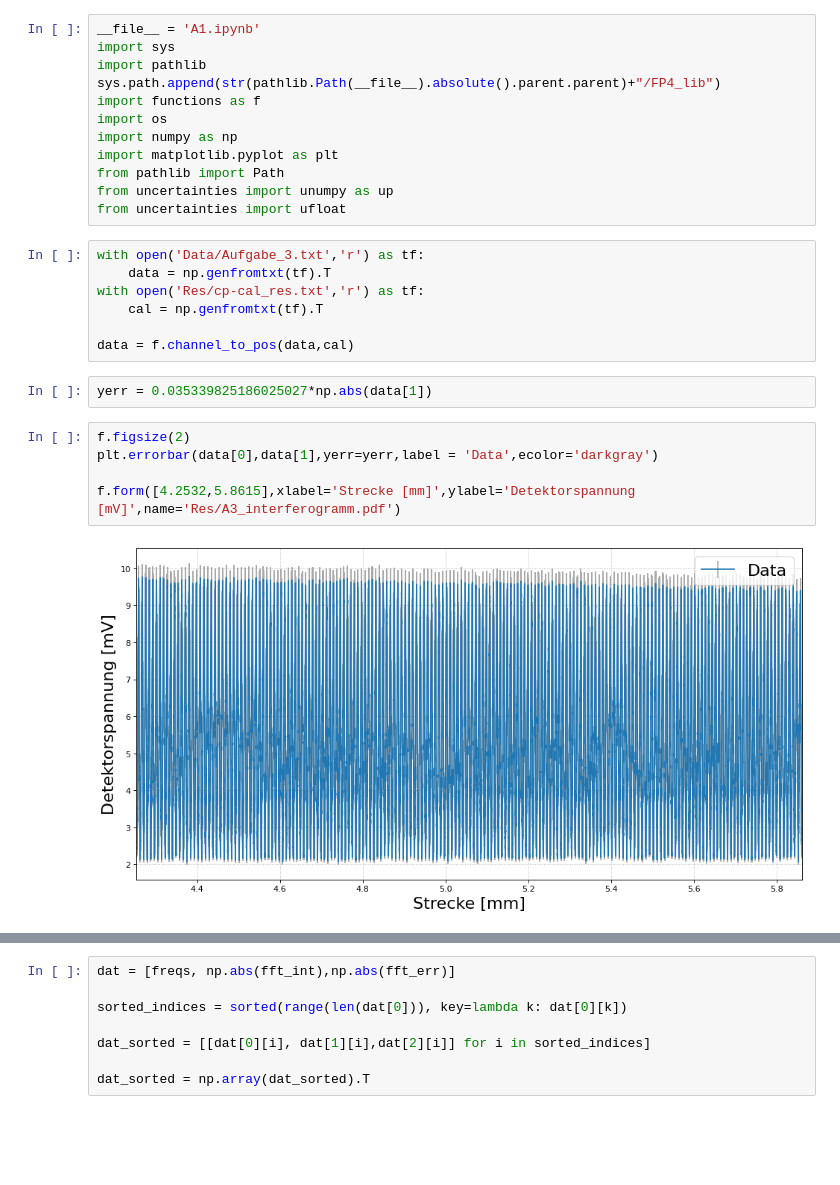
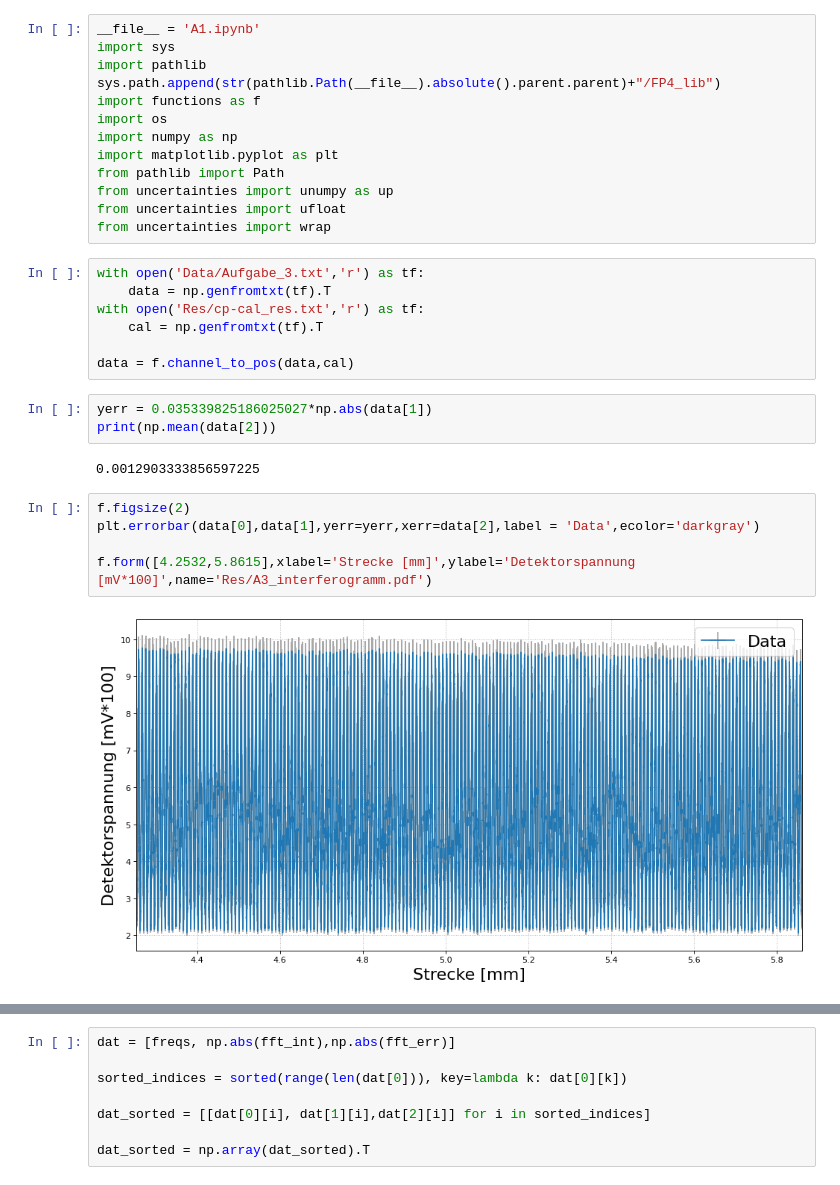
Before and after one commit to Friedrich-Jahns/Fortgeschrittenen-Praktikum-Physik, a Jupyter notebook: FP4_Michelson/A3/A3_fft.ipynb, the cells around one changed output, grey strips where cells are left out. Saved outputs shown, nothing was run; the diff lists cells and outputs as text; blank space fills up the shorter version.

```diff
--- a/FP4_Michelson/A3/A3_fft.ipynb
+++ b/FP4_Michelson/A3/A3_fft.ipynb
@@ -10,6 +10,7 @@ import matplotlib.pyplot as plt
 from pathlib import Path
 from uncertainties import unumpy as up
 from uncertainties import ufloat
+from uncertainties import wrap
 # %%
 with open('Data/Aufgabe_3.txt','r') as tf:
     data = np.genfromtxt(tf).T
@@ -19,13 +20,16 @@ with open('Res/cp-cal_res.txt','r') as tf:
 data = f.channel_to_pos(data,cal)
 # %%
 yerr = 0.035339825186025027*np.abs(data[1])
+print(np.mean(data[2]))
+# %% [output]
+0.0012903333856597225
 # %%
 f.figsize(2)
-plt.errorbar(data[0],data[1],yerr=yerr,label = 'Data',ecolor='darkgray')
+plt.errorbar(data[0],data[1],yerr=yerr,xerr=data[2],label = 'Data',ecolor='darkgray')
 
-f.form([4.2532,5.8615],xlabel='Strecke [mm]',ylabel='Detektorspannung [mV]',name='Res/A3_interferogramm.pdf')
+f.form([4.2532,5.8615],xlabel='Strecke [mm]',ylabel='Detektorspannung [mV*100]',name='Res/A3_interferogramm.pdf')
 # %% [output]
-[figure, old version]
+[figure, new version]
 # %%
 freq_scale = 2/5.127868608985219*1e-3
 
```
Also changed, not shown: parts of 2 cells of this notebook, 9 other files.
